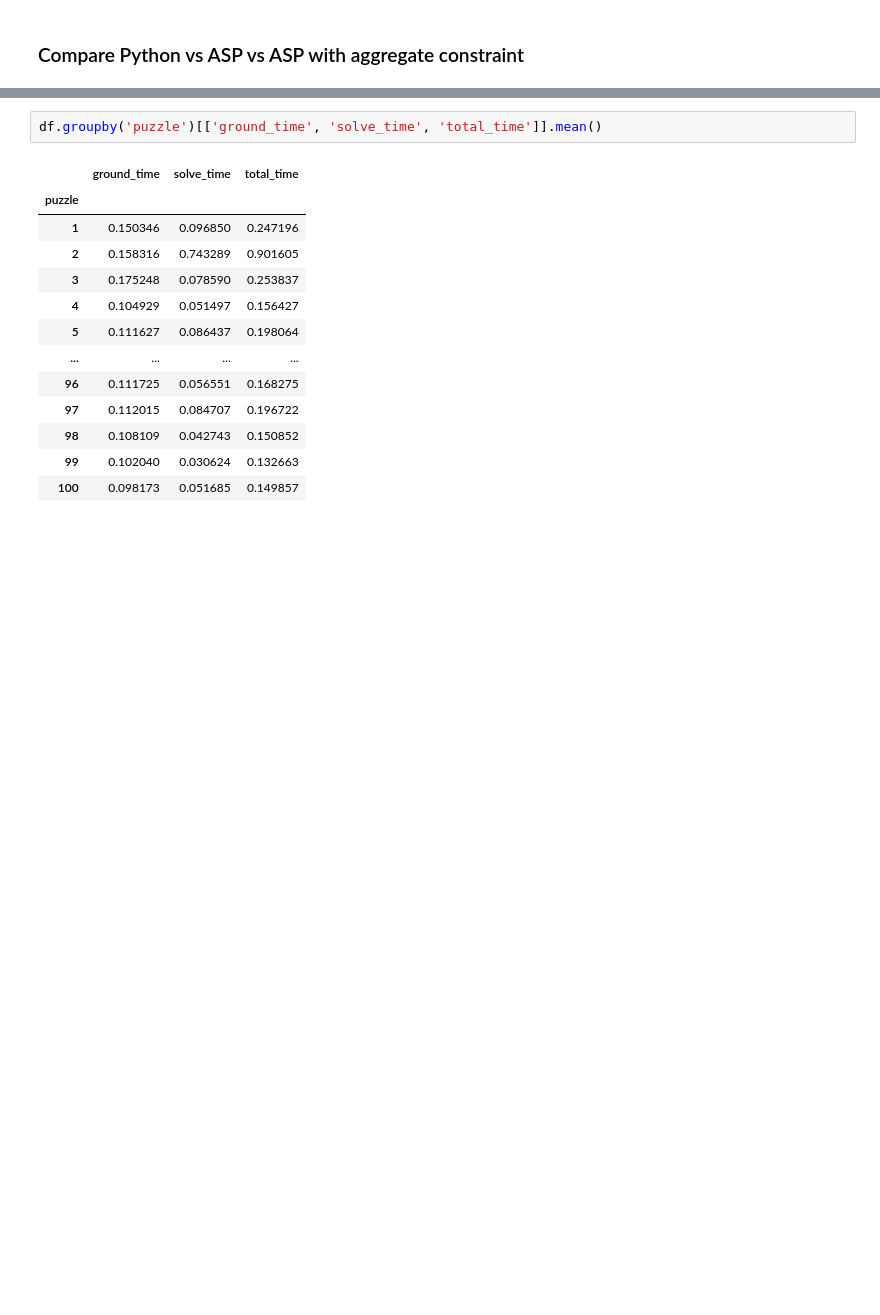
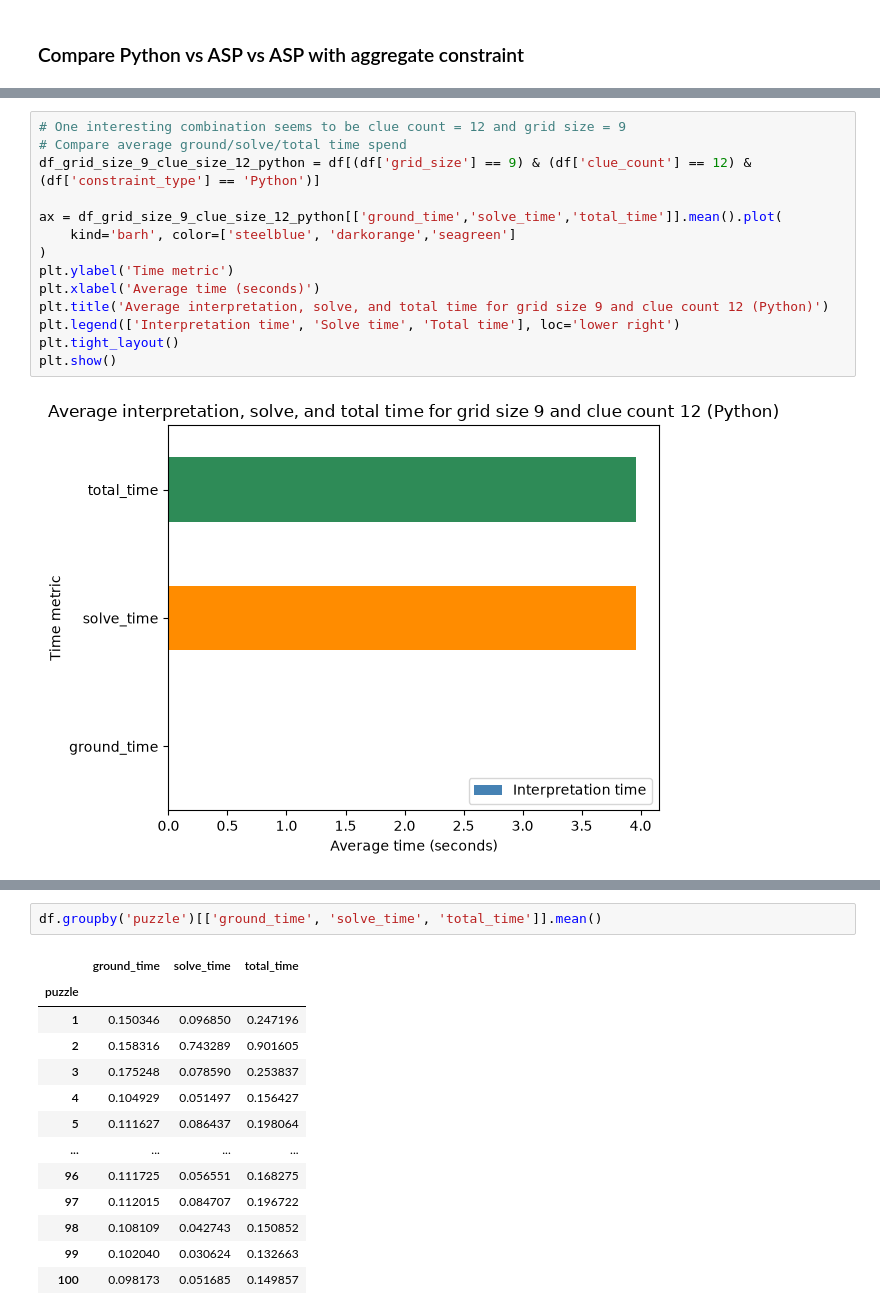
Before and after one commit to jurgendevries-ou-student/murdoku-solve, a Jupyter notebook: extraction/run/experiment.ipynb, the cells around one changed output, grey strips where cells are left out. Saved outputs shown, nothing was run; the diff lists cells and outputs as text; blank space fills up the shorter version.

```diff
--- a/extraction/run/experiment.ipynb
+++ b/extraction/run/experiment.ipynb
@@ -524,0 +553,16 @@ df[(df['puzzle']==1) & (df['grid_size']==11)]
+# %%
+# One interesting combination seems to be clue count = 12 and grid size = 9
+# Compare average ground/solve/total time spend
+df_grid_size_9_clue_size_12_python = df[(df['grid_size'] == 9) & (df['clue_count'] == 12) & (df['constraint_type'] == 'Python')]
+
+ax = df_grid_size_9_clue_size_12_python[['ground_time','solve_time','total_time']].mean().plot(
+    kind='barh', color=['steelblue', 'darkorange','seagreen']
+)
+plt.ylabel('Time metric')
+plt.xlabel('Average time (seconds)')
+plt.title('Average interpretation, solve, and total time for grid size 9 and clue count 12 (Python)')
+plt.legend(['Interpretation time', 'Solve time', 'Total time'], loc='lower right')
+plt.tight_layout()
+plt.show()
+# %% [output]
+[figure, added]
```
Also changed, not shown: parts of 21 cells of this notebook.
